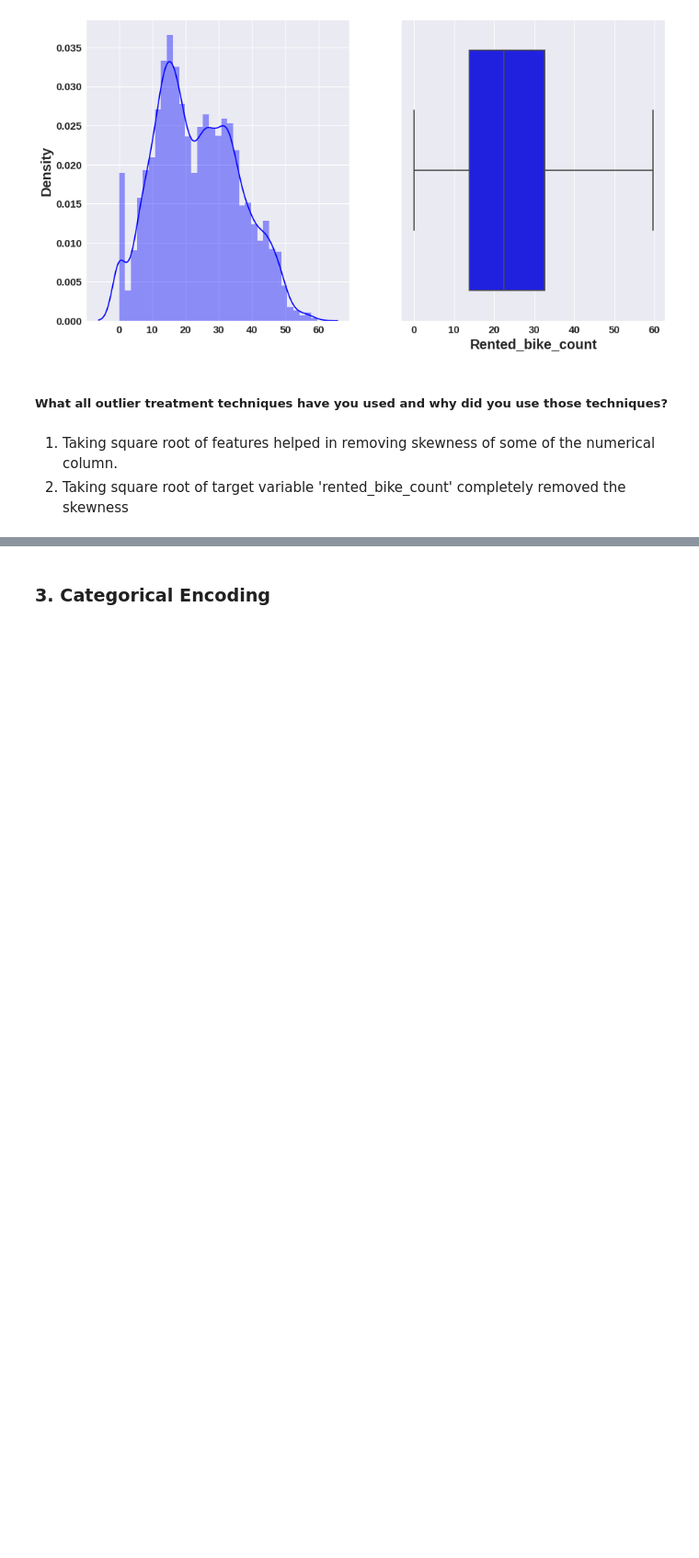
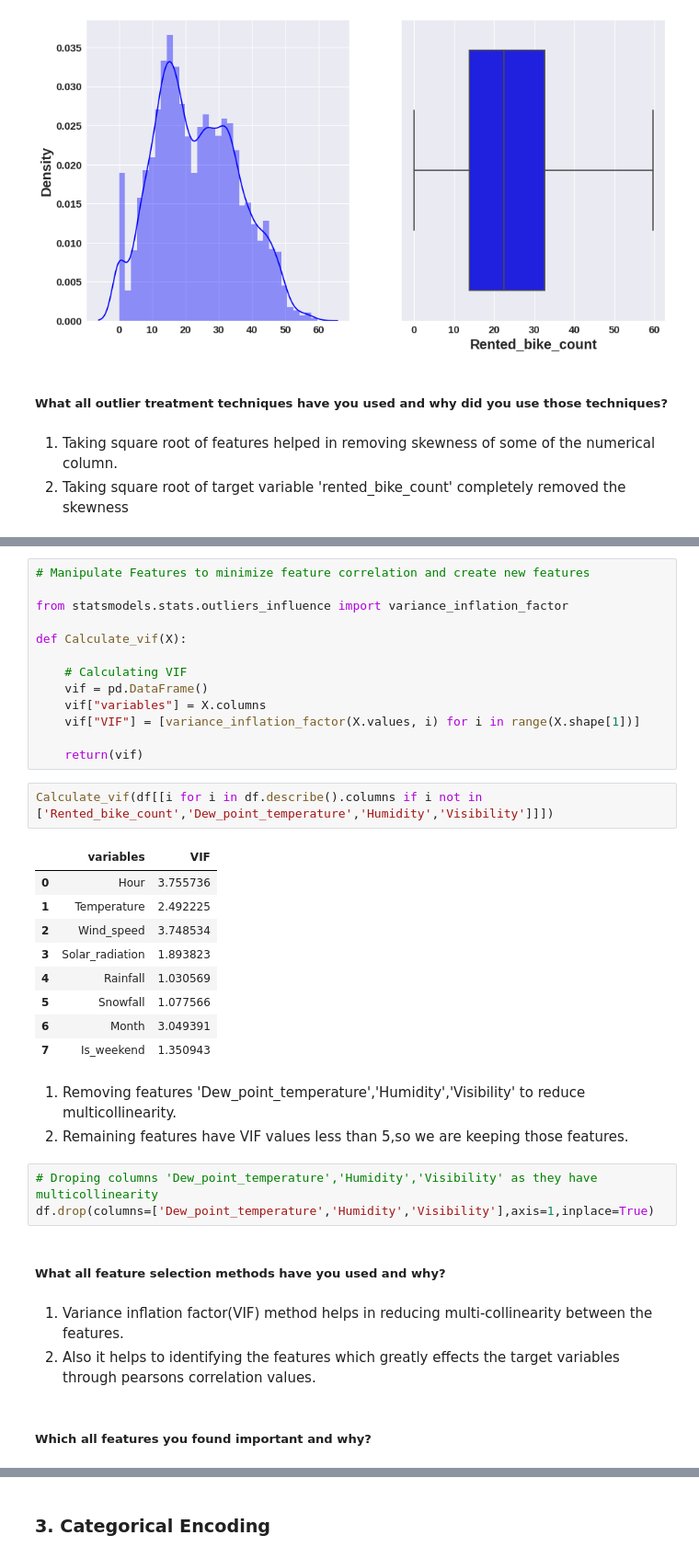
Before and after one commit to 7-sumit/Bike-Sharing-Demand-Prediction, a Jupyter notebook: Bike_Sharing_Demand_Prediction.ipynb, the cells around one changed output, grey strips where cells are left out. Shown at 92% size. Cells and saved outputs as stored; diff of their text form; blank space fills up the shorter version.

```diff
--- a/Bike_Sharing_Demand_Prediction.ipynb
+++ b/Bike_Sharing_Demand_Prediction.ipynb
@@ -840,0 +850,38 @@ sns.boxplot(x=np.sqrt(df['Rented_bike_count']),color='blue',ax=axes[1]);
+# %%
+# Manipulate Features to minimize feature correlation and create new features
+
+from statsmodels.stats.outliers_influence import variance_inflation_factor
+
+def Calculate_vif(X):
+
+    # Calculating VIF
+    vif = pd.DataFrame()
+    vif["variables"] = X.columns
+    vif["VIF"] = [variance_inflation_factor(X.values, i) for i in range(X.shape[1])]
+
+    return(vif)
+# %%
+Calculate_vif(df[[i for i in df.describe().columns if i not in ['Rented_bike_count','Dew_point_temperature','Humidity','Visibility']]])
+# %% [output]
+|  | variables | VIF |
+| 0 | Hour | 3.755736 |
+| 1 | Temperature | 2.492225 |
+| 2 | Wind_speed | 3.748534 |
+| 3 | Solar_radiation | 1.893823 |
+| 4 | Rainfall | 1.030569 |
+| 5 | Snowfall | 1.077566 |
+| 6 | Month | 3.049391 |
+| 7 | Is_weekend | 1.350943 |
+# %% [markdown]
+1. Removing features 'Dew_point_temperature','Humidity','Visibility' to reduce multicollinearity.
+2. Remaining features have VIF values less than 5,so we are keeping those features.
+# %%
+# Droping columns 'Dew_point_temperature','Humidity','Visibility' as they have multicollinearity
+df.drop(columns=['Dew_point_temperature','Humidity','Visibility'],axis=1,inplace=True)
+# %% [markdown]
+##### What all feature selection methods have you used  and why?
+# %% [markdown]
+1. Variance inflation factor(VIF) method helps in reducing multi-collinearity between the features.
+2. Also it helps to identifying the features which greatly effects the target variables through pearsons correlation values.
+# %% [markdown]
+##### Which all features you found important and why?
```
Also changed, not shown: parts of 102 cells of this notebook.
